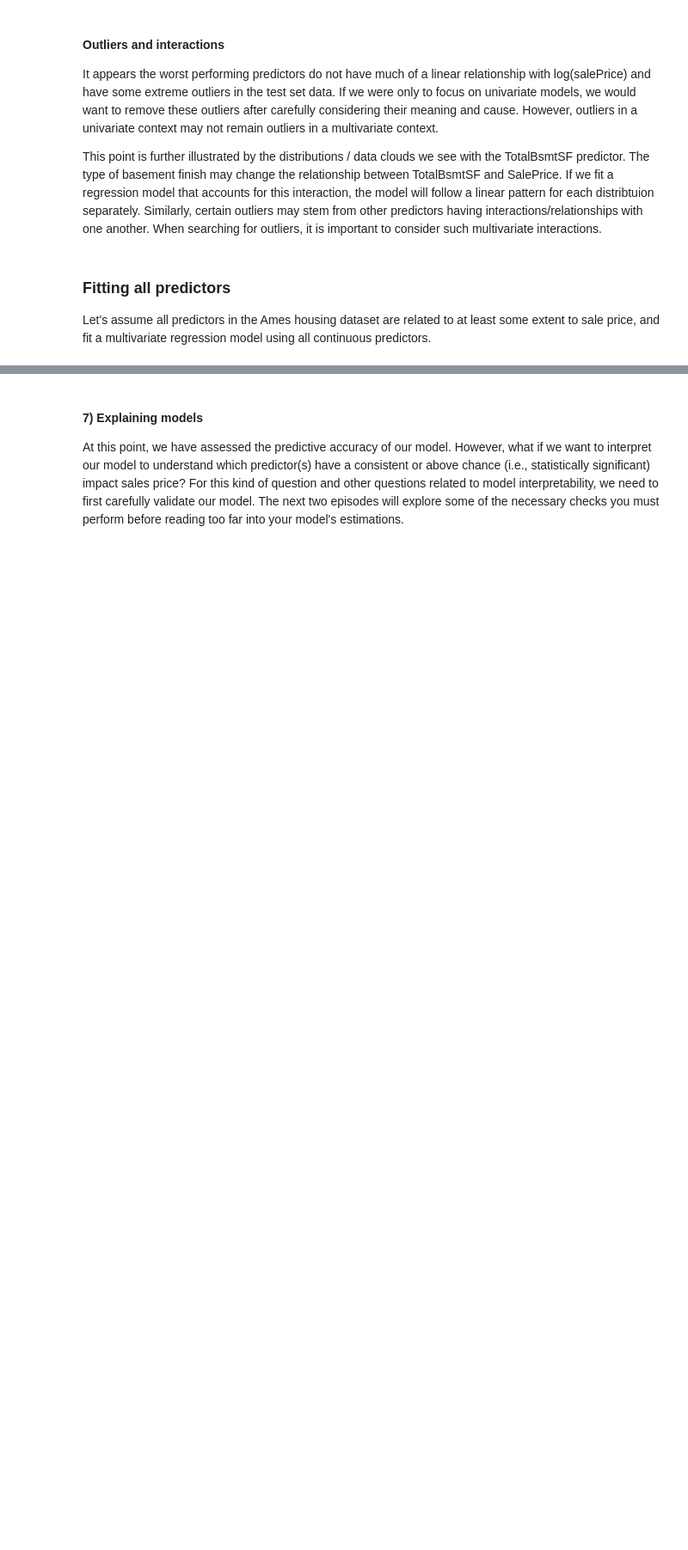
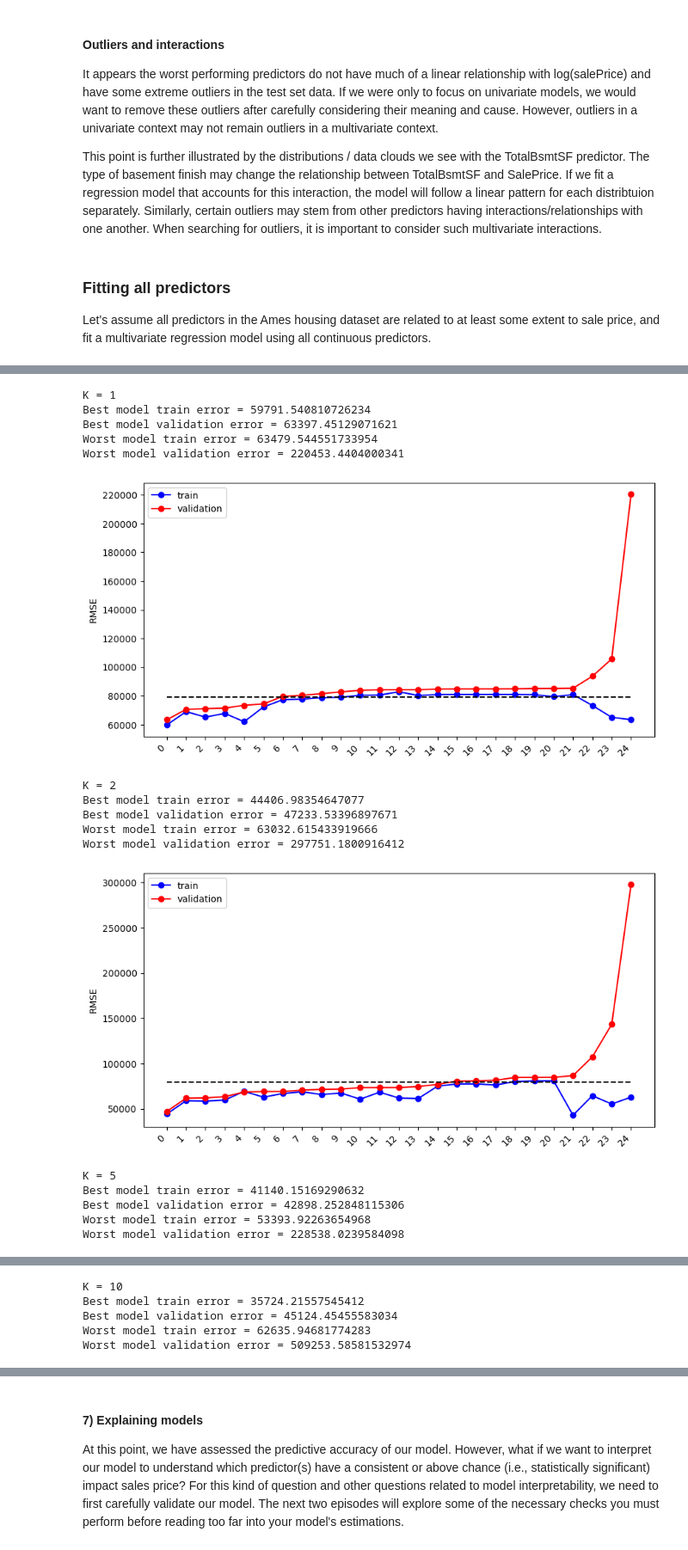
Before and after one commit to carpentries-incubator/high-dimensional-analysis-in-python, a Jupyter notebook: code/03-Regression-intro.ipynb, the cells around one changed output, grey strips where cells are left out. Shown at 86% size. Cells and saved outputs as stored; diff of their text form; code cells hidden in the pictures; blank space fills up the shorter version.

```diff
--- a/code/03-Regression-intro.ipynb
+++ b/code/03-Regression-intro.ipynb
@@ -544,0 +541,37 @@ To quickly assess how well we can predict sale price with varying numbers of pre
+# %%
+best_train_errs = []
+best_val_errs = []
+n_predictors  = [1, 2, 5, 10, 20, 25]
+
+for K in n_predictors:
+    print('K =', K)
+    sampled_combinations = get_predictor_combos(X_train=X_train, K=K, n=25)
+    df_model_err = compare_models(y=y, baseline_pred=baseline_predict,
+                                  X_train=X_train, y_train=y_train,
+                                  X_val=X_val, y_val=y_val,
+                                  predictors_list=sampled_combinations,
+                                  metric='RMSE', log_scaled=True,
+                                  model_type='unregularized',
+                                  include_plots=False, verbose=False)
+
+    sorted_predictors, train_errs, val_errs = compare_models_plot(df_model_err, 'RMSE')
+    best_train_errs.append(np.median(train_errs))
+    best_val_errs.append(np.median(val_errs))
+# %% [output]
+K = 1
+Best model train error = 59791.540810726234
+Best model validation error = 63397.45129071621
+Worst model train error = 63479.544551733954
+Worst model validation error = 220453.4404000341
+[figure, added]
+K = 2
+Best model train error = 44406.98354647077
+Best model validation error = 47233.53396897671
+Worst model train error = 63032.615433919666
+Worst model validation error = 297751.1800916412
+[figure, added]
+K = 5
+Best model train error = 41140.15169290632
+Best model validation error = 42898.252848115306
+Worst model train error = 53393.92263654968
+Worst model validation error = 228538.0239584098
@@ -544,0 +579,5 @@ To quickly assess how well we can predict sale price with varying numbers of pre
+K = 10
+Best model train error = 35724.21557545412
+Best model validation error = 45124.45455583034
+Worst model train error = 62635.94681774283
+Worst model validation error = 509253.58581532974
```
Also changed, not shown: parts of 20 cells of this notebook, 6 other files.
